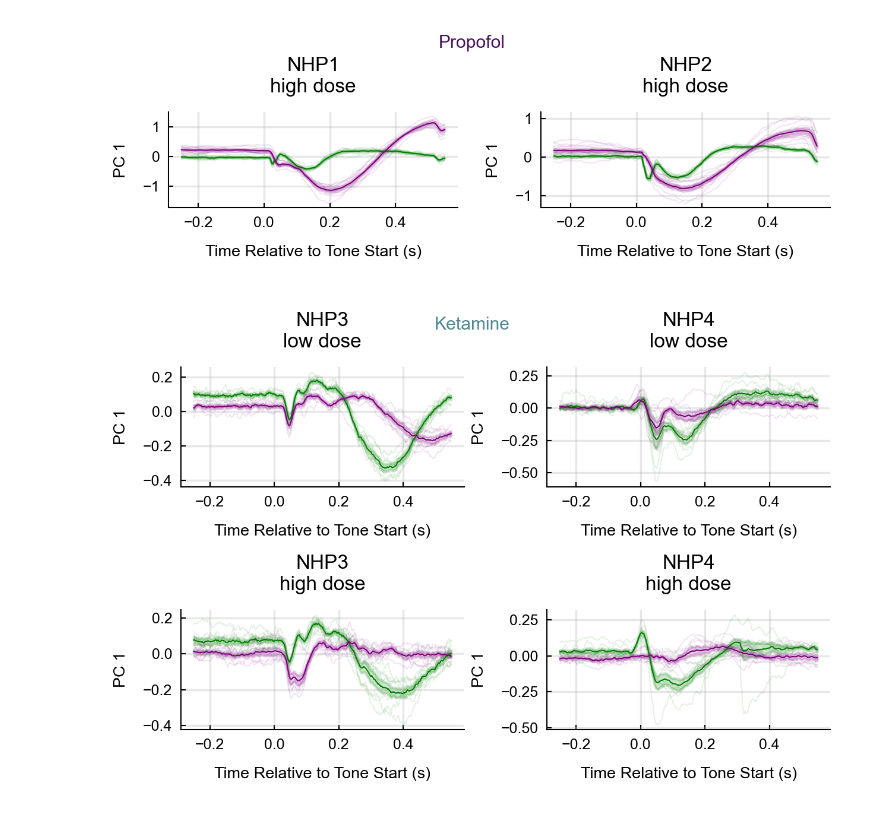
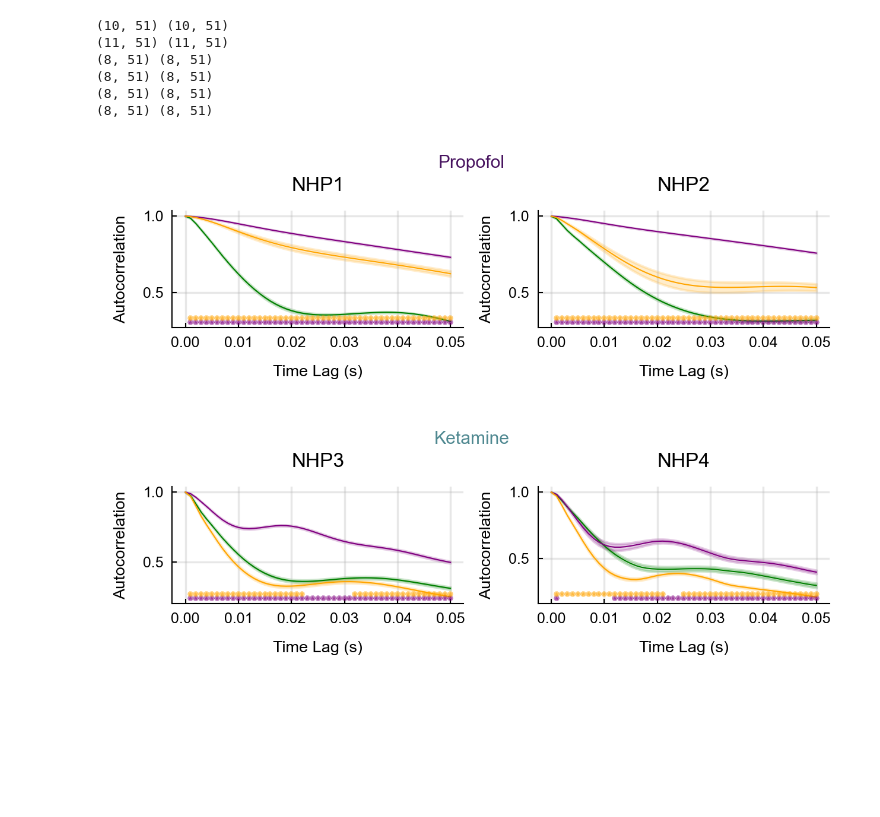
Before and after one commit to adamjeisen/UniversalUnconsciousness, a Jupyter notebook: _jupyter/Figures/sensory-responses.ipynb, the cells around one changed output. Drawn from its saved outputs; the diff is of its cells as text; code cells hidden in the pictures; blank space fills up the shorter version.

```diff
--- a/_jupyter/Figures/sensory-responses.ipynb
+++ b/_jupyter/Figures/sensory-responses.ipynb
@@ -23,6 +25,8 @@ cfg.params.high_pass = None
 # %%
 anesthetic_agent_list = cfg.plotting.anesthetic_agent_list
 img_save_dir = cfg.plotting.img_save_dir
+data_save_dir = os.path.join(os.path.dirname(img_save_dir), 'sensory_responses')
+os.makedirs(data_save_dir, exist_ok=True)
 curve_colors = cfg.plotting.curve_colors
 loc_roc_colors = cfg.plotting.loc_roc_colors
 os.makedirs(img_save_dir, exist_ok=True)
@@ -85,3 +104,29 @@ for data_class, agent in tqdm(anesthetic_agent_list):
     agent_data[(data_class, agent)]['dt'] = dt
     agent_data[(data_class, agent)]['leadup'] = leadup
     agent_data[(data_class, agent)]['response'] = response
+# %%
+n_delays = 1
+delay_interval = 1
+min_time = None
+max_time = None
+for data_class, agent in tqdm(anesthetic_agent_list):
+    sensory_responses = agent_data[(data_class, agent)]['sensory_responses']
+    leadup = agent_data[(data_class, agent)]['leadup']
+    response = agent_data[(data_class, agent)]['response']
+    dt = agent_data[(data_class, agent)]['dt']
+    plot_sensory_responses_etdc(
+        agent,
+        curve_colors,
+        sensory_responses,
+        leadup,
+        response,
+        dt=dt,
+        n_delays=n_delays,
+        delay_interval=delay_interval,
+        plot_legend=True if 'dex' in agent else False,
+        save_path=os.path.join(img_save_dir, f'{agent}_sensory_responses_leverresponsetime_{response}_{min_time}_{max_time}.pdf'),
+        dims=1,
+        use_mean=False,
+        min_time=min_time,
+        max_time=max_time
+    )
@@ -88,23 +137,33 @@ for data_class, agent in tqdm(anesthetic_agent_list):
 # %%
 n_delays = 1
 delay_interval = 1
 for data_class, agent in tqdm(anesthetic_agent_list):
     sensory_responses = agent_data[(data_class, agent)]['sensory_responses']
     leadup = agent_data[(data_class, agent)]['leadup']
     response = agent_data[(data_class, agent)]['response']
     dt = agent_data[(data_class, agent)]['dt']
-    plot_sensory_responses_etdc(
+    plot_sensory_responses_acf(
         agent,
         curve_colors,
         sensory_responses,
         leadup,
         response,
         dt=dt,
         n_delays=n_delays,
         delay_interval=delay_interval,
         plot_legend=True if 'dex' in agent else False,
-        save_path=os.path.join(img_save_dir, f'{agent}_sensory_responses_leverresponsetime_{response}.png')
+        method='individual',
+        n_ac_pts=None,
+        verbose=True,
+        save_path=os.path.join(img_save_dir, f'{agent}_sensory_responses_acf_{response}.pdf'),
+        data_save_dir=data_save_dir
     )
 # %% [output]
+(10, 51) (10, 51)
+(11, 51) (11, 51)
+(8, 51) (8, 51)
+(8, 51) (8, 51)
+(8, 51) (8, 51)
+(8, 51) (8, 51)
-[figure, old version]
+[figure, new version]
-[figure, old version]
+[figure, new version]
```
Also changed, not shown: parts of 4 cells of this notebook, 9 other files.
